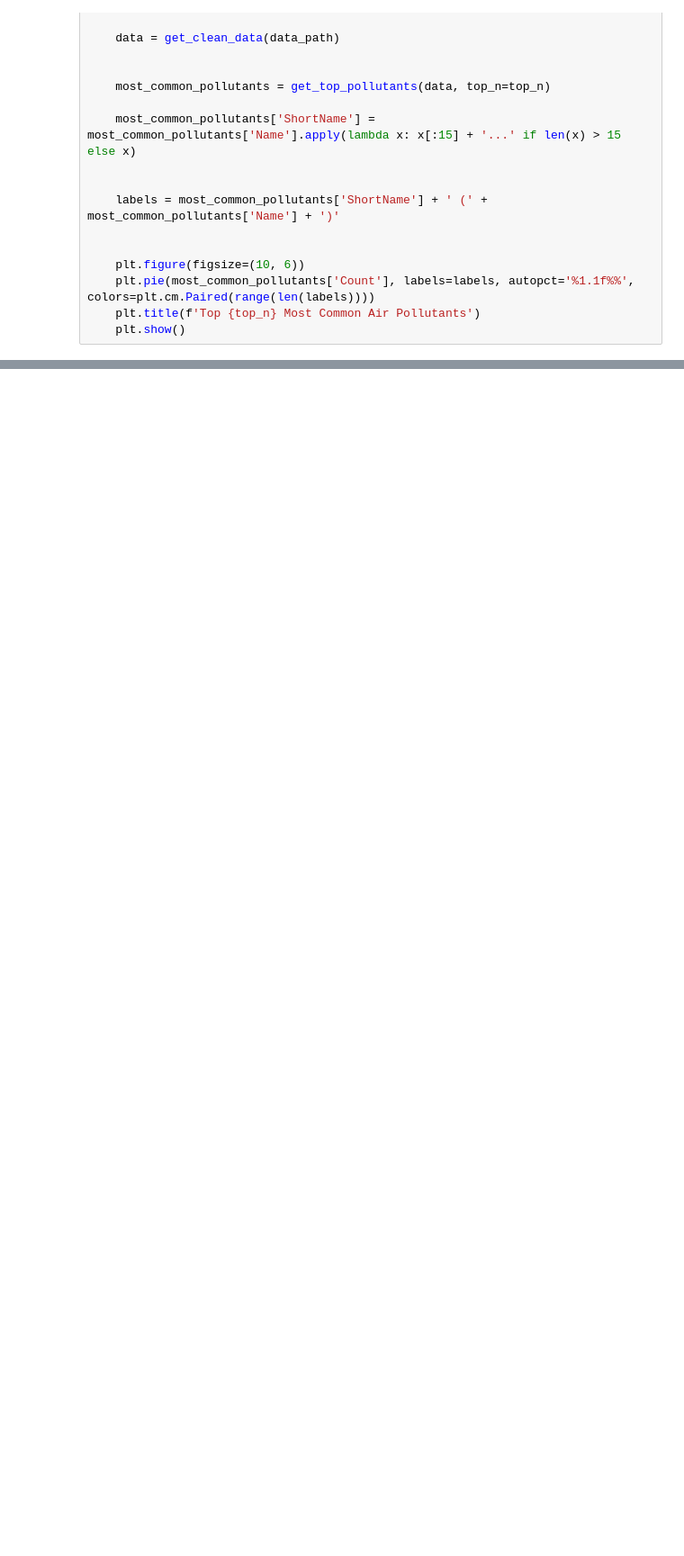
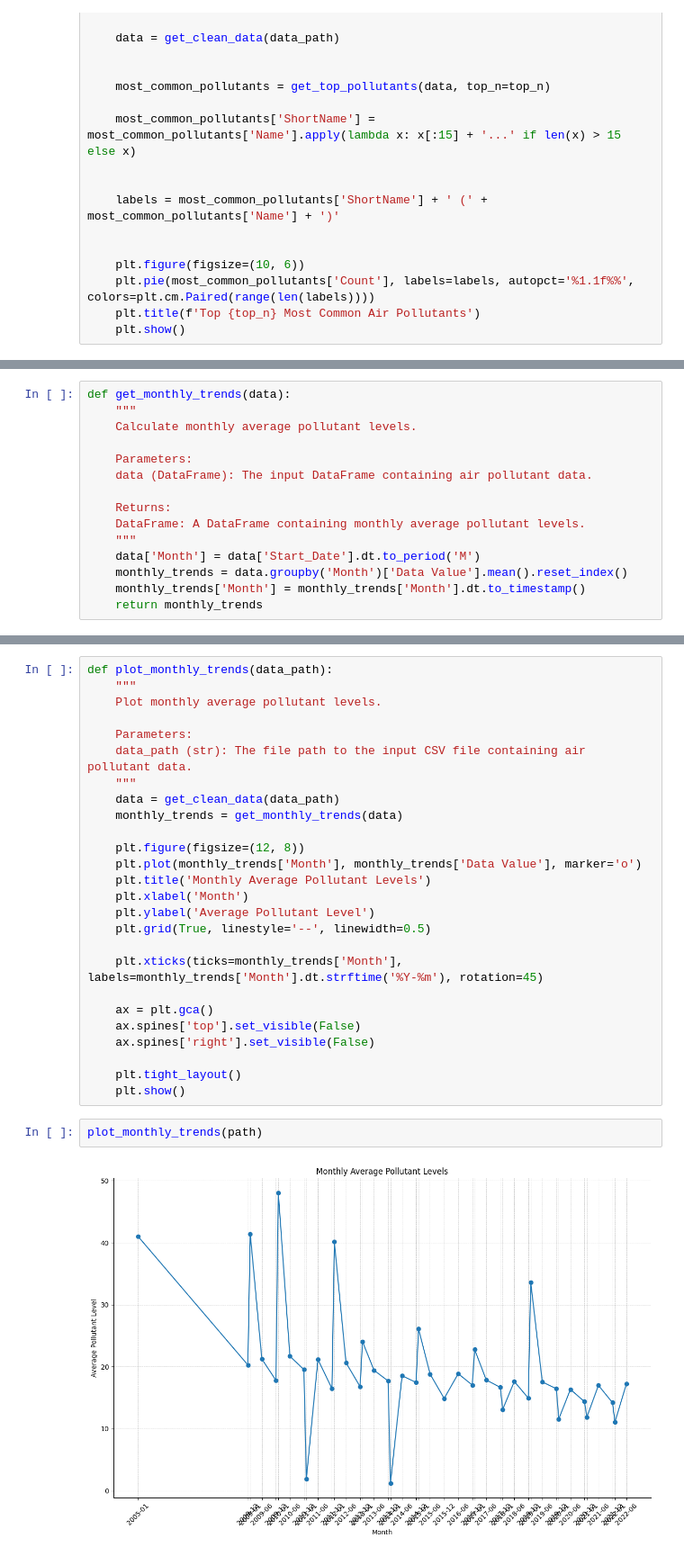
Before and after one commit to Esubaalew/AirQualityAnalysisN, a Jupyter notebook: analyze.ipynb, the cells around one changed output, grey strips where cells are left out. Shown at 90% size. Cells and saved outputs as stored; diff of their text form; blank space fills up the shorter version.

Commit message:
get monthky trends

```diff
--- a/analyze.ipynb
+++ b/analyze.ipynb
@@ -71,0 +82,15 @@ plot_top_pollutants(path)
+# %%
+def get_monthly_trends(data):
+    """
+    Calculate monthly average pollutant levels.
+
+    Parameters:
+    data (DataFrame): The input DataFrame containing air pollutant data.
+
+    Returns:
+    DataFrame: A DataFrame containing monthly average pollutant levels.
+    """
+    data['Month'] = data['Start_Date'].dt.to_period('M')
+    monthly_trends = data.groupby('Month')['Data Value'].mean().reset_index()
+    monthly_trends['Month'] = monthly_trends['Month'].dt.to_timestamp()
+    return monthly_trends
@@ -71,0 +117,30 @@ plot_top_pollutants(path)
+# %%
+def plot_monthly_trends(data_path):
+    """
+    Plot monthly average pollutant levels.
+
+    Parameters:
+    data_path (str): The file path to the input CSV file containing air pollutant data.
+    """
+    data = get_clean_data(data_path)
+    monthly_trends = get_monthly_trends(data)
+
+    plt.figure(figsize=(12, 8))
+    plt.plot(monthly_trends['Month'], monthly_trends['Data Value'], marker='o')
+    plt.title('Monthly Average Pollutant Levels')
+    plt.xlabel('Month')
+    plt.ylabel('Average Pollutant Level')
+    plt.grid(True, linestyle='--', linewidth=0.5)
+
+    plt.xticks(ticks=monthly_trends['Month'], labels=monthly_trends['Month'].dt.strftime('%Y-%m'), rotation=45)
+
+    ax = plt.gca()
+    ax.spines['top'].set_visible(False)
+    ax.spines['right'].set_visible(False)
+
+    plt.tight_layout()
+    plt.show()
+# %%
+plot_monthly_trends(path)
+# %% [output]
+[figure, added]
```
Also changed, not shown: parts of 4 cells of this notebook.
